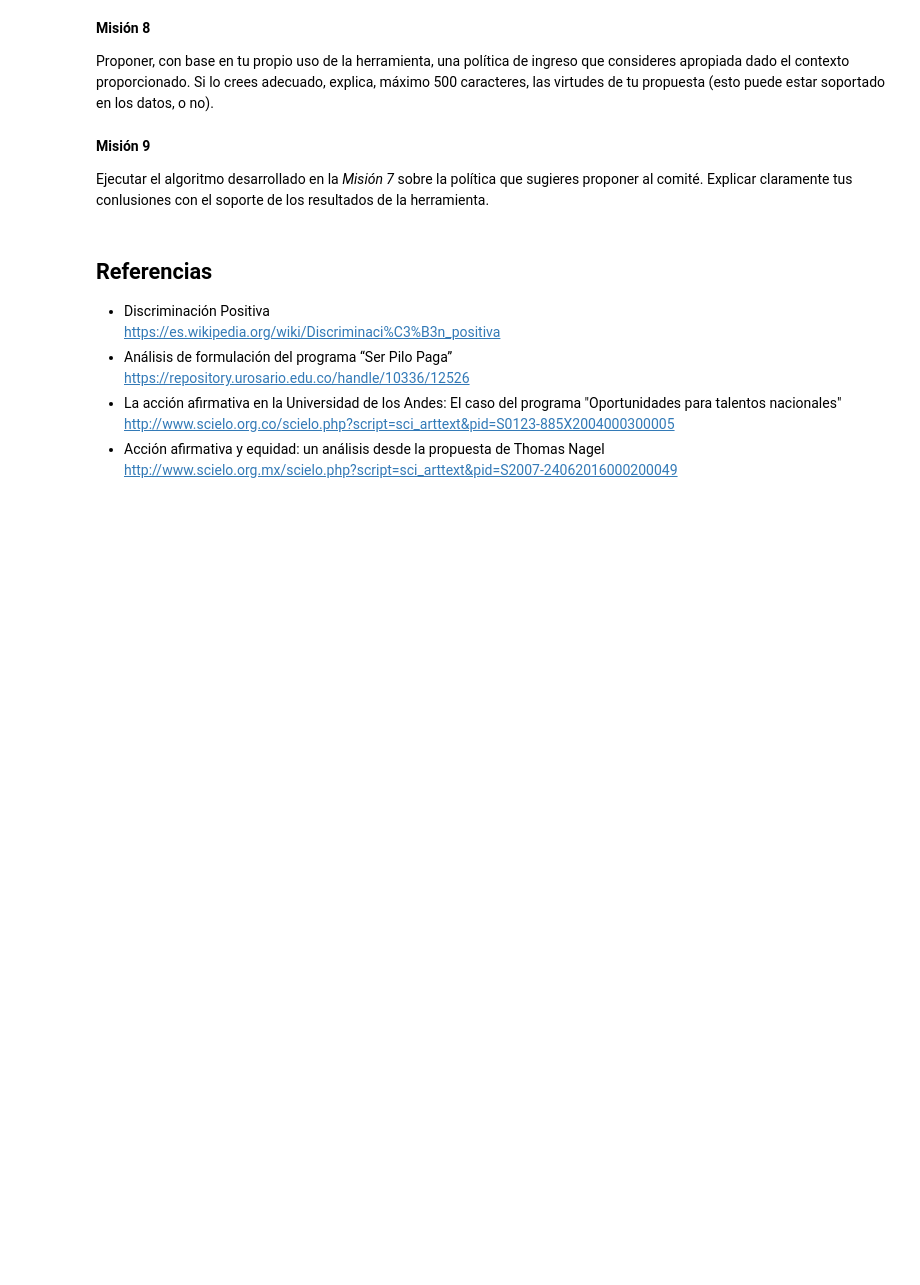
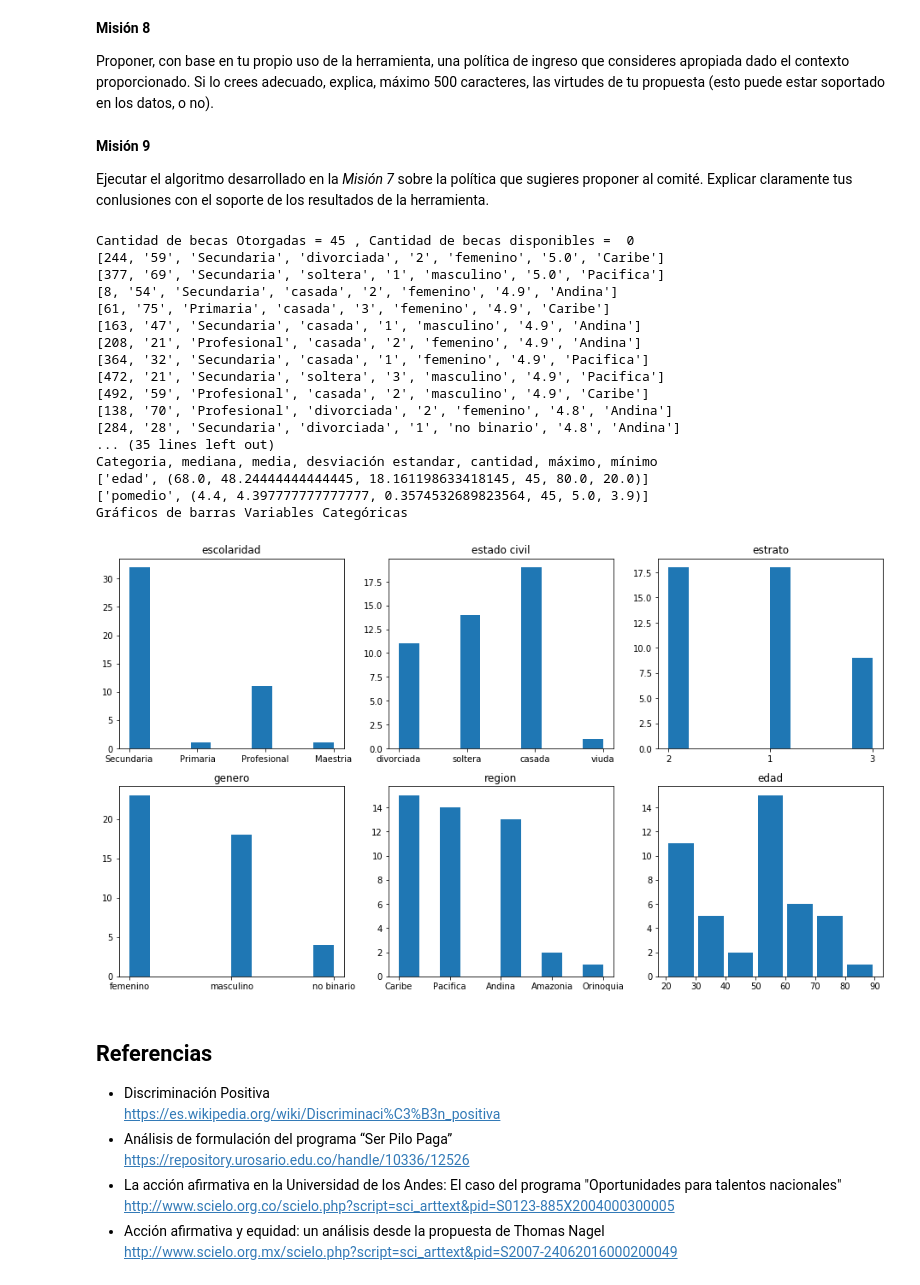
Before and after one commit to psbustos/MIIA_estudiante_5, a Jupyter notebook: Laboratorios/Laboratorio_1_5.ipynb, the cells around one changed output. Saved outputs shown, nothing was run; the diff lists cells and outputs as text; code cells hidden in the pictures; blank space fills up the shorter version.

```diff
--- a/Laboratorios/Laboratorio_1_5.ipynb
+++ b/Laboratorios/Laboratorio_1_5.ipynb
@@ -476,3 +473,41 @@ conclusion = ''
+# %%
+# código
+#seleccionador_becados(45, data_aspirantes, 80, 18, "estrato" , {"1":0.3, "2":0.3, "3": 0.2, "4":0.1, "5":0.1})
+#seleccionador_becados(45, data_aspirantes, 80, 18, "estrato" , {"1":0.4, "2":0.3, "3": 0.1, "4":0.1, "5":0.1})
+seleccionador_becados(45, data_aspirantes, 80, 18, "estrato" , {"1":0.4, "2":0.4, "3": 0.2, "4":0.0, "5":0.0})
+
+conclusion = 'El algoritmo se ejecuto varias veces, mantiendo la cantidad de becas en 45 y el rango de edad entre 80 y 18\
+ya que los mejores promedios estan repartidos a lo largo de las diferentes edades. En cada una de las ejecuciones se variaron\
+los porcentajes entre los diferentes estratos, obteniendo como resultado que una de las maneras de otorgar la toalidad de las\
+45 becas es repartir los porcentajes de la siguiente manera {"1":0.4, "2":0.4, "3": 0.2, "4":0.0, "5":0.0}.\
+Como resultado se otorgan 18 becas a cada uno de los estratos 1 y 2, mientras que para el estrato 3 se otorgan 9 becas\
+La media de los promedios se encuentra en 4.39 y el promedio mas bajo en 3.9, la edad máxima es 80 y la mínima es 20 y la \
+escolaridad esta mayormente concentrada en secundaria aunque aunque también hay alugnos profesionales, estudiantes de primaria\
+maestrías.\
+Para finalizar es imporante resaltar que el promedio mas bajo obtenido(3.9) puede llegar a ser muy bajo para otorgar una beca,\
+así como resaltar si las edades muy altas deberían concursar por la beca suponiendo la presión y el estres que conlleva la vida\
+universitaria. Por último se debe revisar para que tipo de programa se van a otorgar las becas suponiendo que algunos programas\
+de maestría o especialización requieren unos pre-requisitos básicos y que una personas de primaria no puede acceder a un \
+pregrado.'
+# %% [output]
+Cantidad de becas Otorgadas = 45 , Cantidad de becas disponibles =  0
+[244, '59', 'Secundaria', 'divorciada', '2', 'femenino', '5.0', 'Caribe']
+[377, '69', 'Secundaria', 'soltera', '1', 'masculino', '5.0', 'Pacifica']
+[8, '54', 'Secundaria', 'casada', '2', 'femenino', '4.9', 'Andina']
+[61, '75', 'Primaria', 'casada', '3', 'femenino', '4.9', 'Caribe']
+[163, '47', 'Secundaria', 'casada', '1', 'masculino', '4.9', 'Andina']
+[208, '21', 'Profesional', 'casada', '2', 'femenino', '4.9', 'Andina']
+[364, '32', 'Secundaria', 'casada', '1', 'femenino', '4.9', 'Pacifica']
+[472, '21', 'Secundaria', 'soltera', '3', 'masculino', '4.9', 'Pacifica']
+[492, '59', 'Profesional', 'casada', '2', 'masculino', '4.9', 'Caribe']
+[138, '70', 'Profesional', 'divorciada', '2', 'femenino', '4.8', 'Andina']
+[284, '28', 'Secundaria', 'divorciada', '1', 'no binario', '4.8', 'Andina']
+... (35 lines left out)
+Categoria, mediana, media, desviación estandar, cantidad, máximo, mínimo
+['edad', (68.0, 48.24444444444445, 18.161198633418145, 45, 80.0, 20.0)]
+['pomedio', (4.4, 4.397777777777777, 0.3574532689823564, 45, 5.0, 3.9)]
+Gráficos de barras Variables Categóricas
+[figure, added]
 # %% [markdown]
 ## Referencias
 * Discriminación Positiva<br>
```
Also changed, not shown: parts of 3 cells of this notebook.
